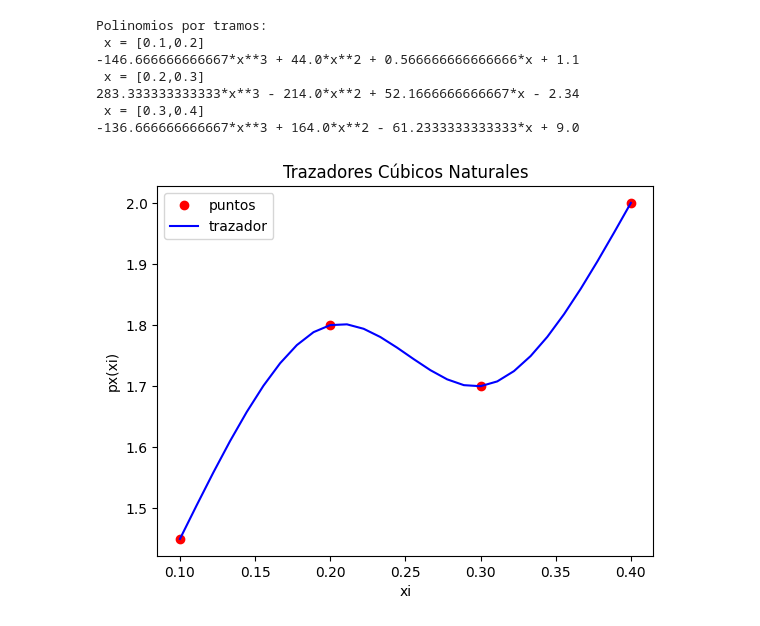
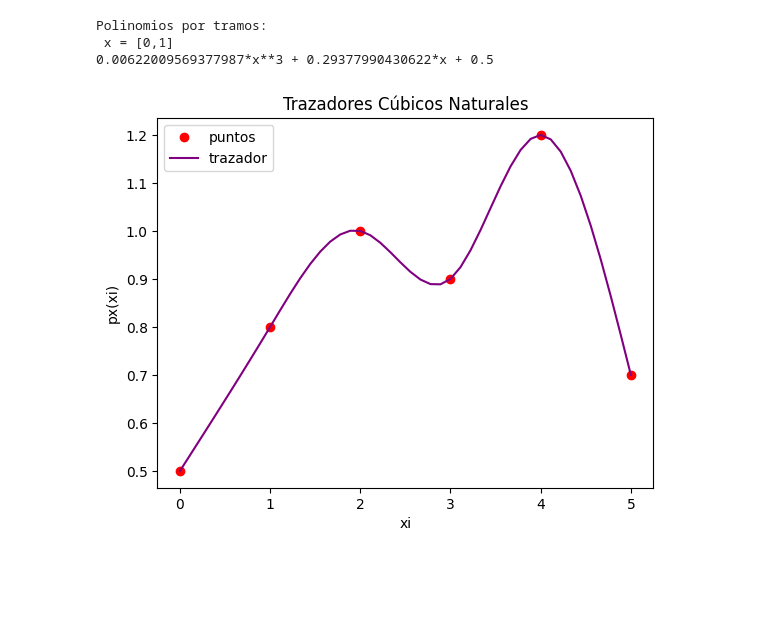
Before and after one commit to FranciscoRoman31/MontanaRusa, a Jupyter notebook: Evaluacion3.ipynb, the cells around one changed output. Drawn from its saved outputs; the diff is of its cells as text; code cells hidden in the pictures; blank space fills up the shorter version.

```diff
--- a/Evaluacion3.ipynb
+++ b/Evaluacion3.ipynb
@@ -2,10 +2,7 @@
 import numpy as np
 import sympy as sym
 import matplotlib.pyplot as plt
-
-x_data = np.array([0, 1, 2, 3, 4, 5])
-y_data = np.array([0.5, 0.8, 1.0, 0.9, 1.2, 0.7])
-x_vals = np.linspace(0, 5, 100)
+import csv
 
 def traza3natural(xi,yi):
     n = len(xi)
@@ -71,9 +68,13 @@ def traza3natural(xi,yi):
     return(px_tabla)
 
 # PROGRAMA -----------------------
-# INGRESO , Datos de prueba
-xi = np.array([0.1 , 0.2, 0.3, 0.4])
-fi = np.array([1.45, 1.8, 1.7, 2.0])
+# INGRESO , Datos
+with open('datos.csv') as file:
+    # Crear un lector CSV
+    reader = csv.reader(file, delimiter=',')
+
+xi = np.array([0, 1, 2, 3, 4, 5])
+fi = np.array([0.5, 0.8, 1.0, 0.9, 1.2, 0.7])
 muestras = 10 # entre cada par de puntos
 
 # PROCEDIMIENTO
@@ -83,7 +84,7 @@ px_tabla = traza3natural(xi,fi)
 
 # SALIDA
 print('Polinomios por tramos: ')
-for tramo in range(1,n,1):
+for tramo in range(1, 5, 100):
     print(' x = ['+str(xi[tramo-1])
           +','+str(xi[tramo])+']')
     print(str(px_tabla[tramo-1]))
@@ -91,38 +92,34 @@ for tramo in range(1,n,1):
 # GRAFICA
 # Puntos para graficar cada tramo
 xtraza = np.array([])
 ytraza = np.array([])
 tramo = 1
 while not(tramo>=n):
     a = xi[tramo-1]
     b = xi[tramo]
     xtramo = np.linspace(a,b,muestras)
 
     # evalua polinomio del tramo
     pxtramo = px_tabla[tramo-1]
     pxt = sym.lambdify('x',pxtramo)
     ytramo = pxt(xtramo)
 
     # vectores de trazador en x,y
     xtraza = np.concatenate((xtraza,xtramo))
     ytraza = np.concatenate((ytraza,ytramo))
     tramo = tramo + 1
 
 # Gráfica
 plt.plot(xi,fi,'ro', label='puntos')
 plt.plot(xtraza,ytraza, label='trazador'
-         , color='blue')
+         , color='purple')
 plt.title('Trazadores Cúbicos Naturales')
 plt.xlabel('xi')
 plt.ylabel('px(xi)')
 plt.legend()
 plt.show()
 # %% [output]
 Polinomios por tramos:
- x = [0.1,0.2]
--146.666666666667*x**3 + 44.0*x**2 + 0.566666666666666*x + 1.1
- x = [0.2,0.3]
-283.333333333333*x**3 - 214.0*x**2 + 52.1666666666667*x - 2.34
- x = [0.3,0.4]
--136.666666666667*x**3 + 164.0*x**2 - 61.2333333333333*x + 9.0
+ x = [0,1]
+0.00622009569377987*x**3 + 0.29377990430622*x + 0.5
-[figure, old version]
+[figure, new version]
```
Also changed, not shown: parts of 1 cell of this notebook, 1 other file.
